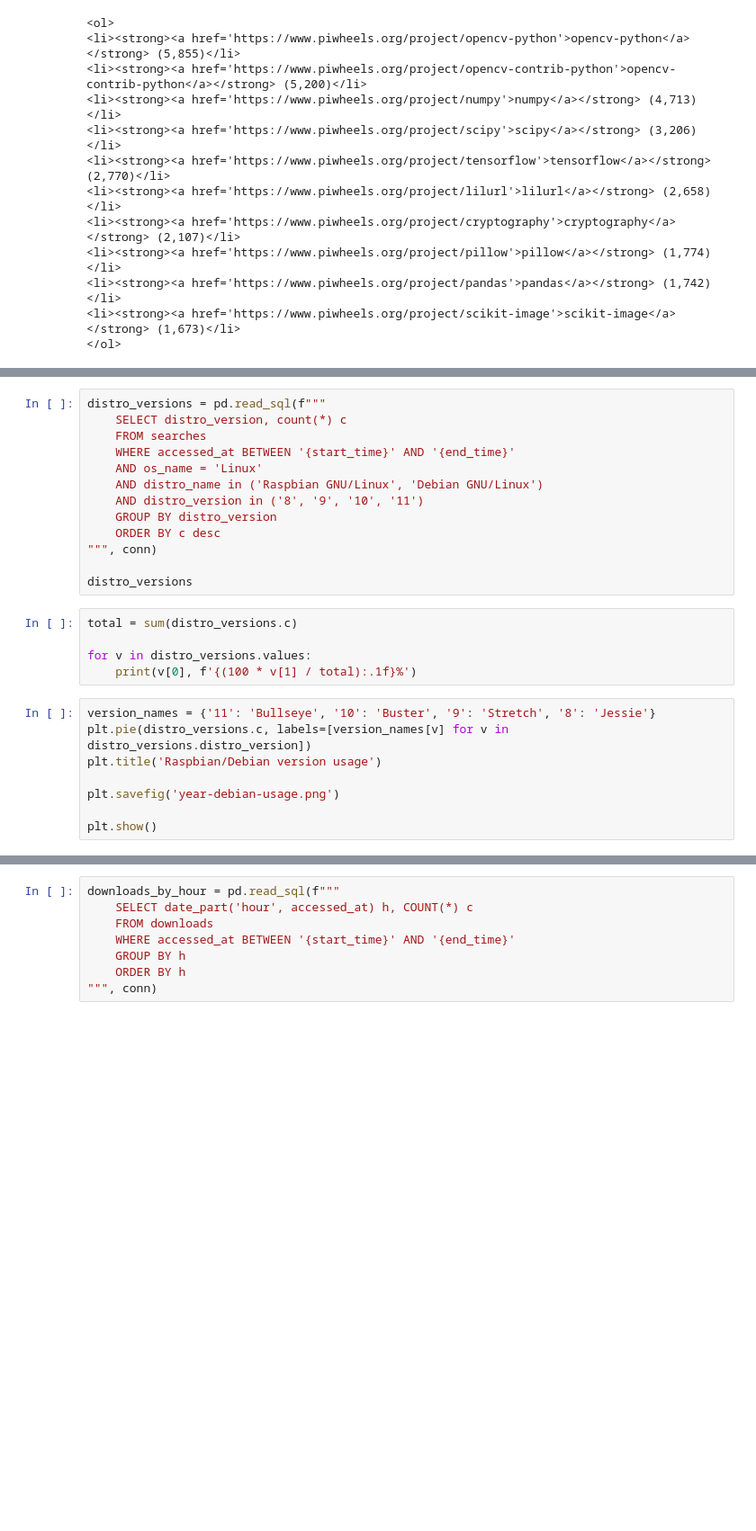
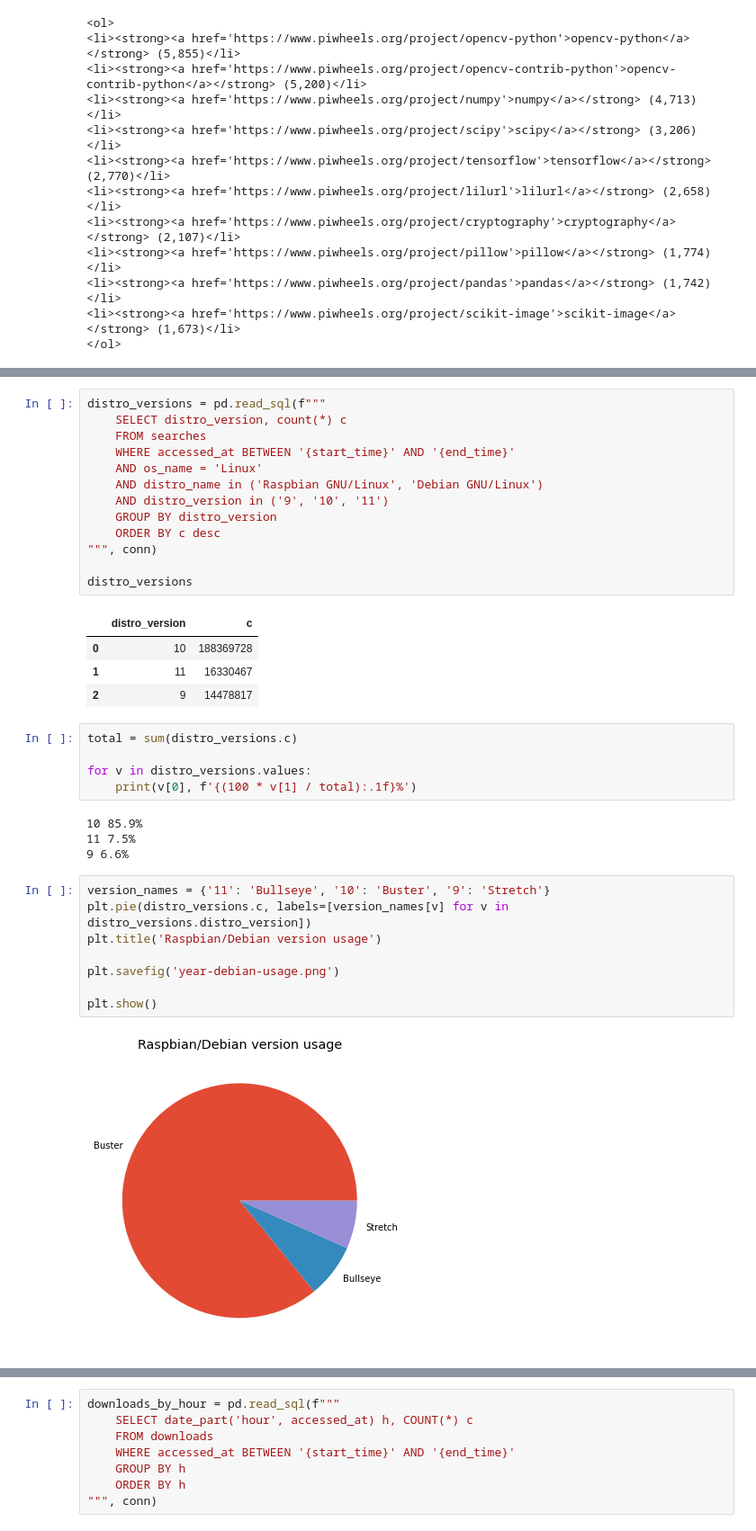
Before and after one commit to piwheels/stats, a Jupyter notebook: 2021.ipynb, the cells around one changed output, grey strips where cells are left out. Shown at 90% size. Cells and saved outputs as stored; diff of their text form; blank space fills up the shorter version.

```diff
--- a/2021.ipynb
+++ b/2021.ipynb
@@ -339,25 +383,36 @@ distro_versions = pd.read_sql(f"""
     WHERE accessed_at BETWEEN '{start_time}' AND '{end_time}'
     AND os_name = 'Linux'
     AND distro_name in ('Raspbian GNU/Linux', 'Debian GNU/Linux')
-    AND distro_version in ('8', '9', '10', '11')
+    AND distro_version in ('9', '10', '11')
     GROUP BY distro_version
     ORDER BY c desc
 """, conn)
 
 distro_versions
+# %% [output]
+|  | distro_version | c |
+| 0 | 10 | 188369728 |
+| 1 | 11 | 16330467 |
+| 2 | 9 | 14478817 |
 # %%
 total = sum(distro_versions.c)
 
 for v in distro_versions.values:
     print(v[0], f'{(100 * v[1] / total):.1f}%')
+# %% [output]
+10 85.9%
+11 7.5%
+9 6.6%
 # %%
-version_names = {'11': 'Bullseye', '10': 'Buster', '9': 'Stretch', '8': 'Jessie'}
+version_names = {'11': 'Bullseye', '10': 'Buster', '9': 'Stretch'}
 plt.pie(distro_versions.c, labels=[version_names[v] for v in distro_versions.distro_version])
 plt.title('Raspbian/Debian version usage')
 
 plt.savefig('year-debian-usage.png')
 
 plt.show()
+# %% [output]
+[figure, added]
 # %%
 arch = pd.read_sql(f"""
     SELECT arch, COUNT(*) c
```
Also changed, not shown: parts of 22 cells of this notebook.
